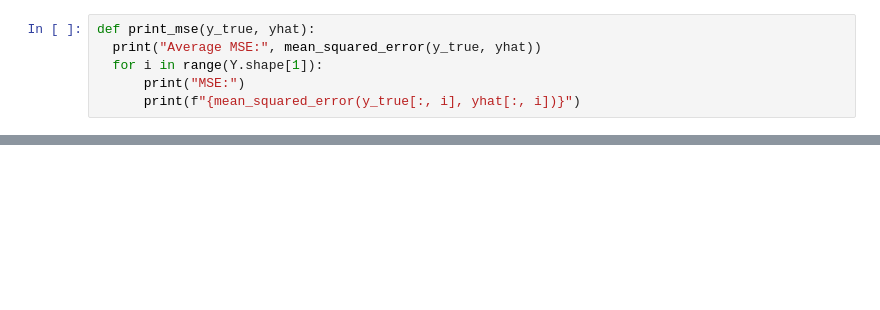
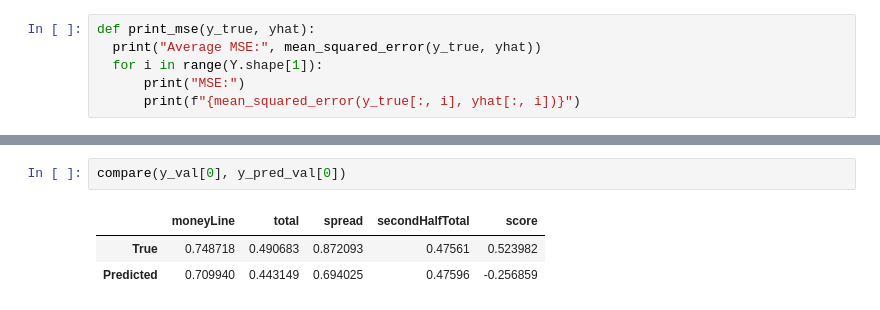
Before and after one commit to Char1iee/NBA_Odds_Analysis, a Jupyter notebook: model2.ipynb, the cells around one changed output, grey strips where cells are left out. Saved outputs shown, nothing was run; the diff lists cells and outputs as text; blank space fills up the shorter version.

```diff
--- a/model2.ipynb
+++ b/model2.ipynb
@@ -331,3 +347,9 @@ MSE:
+# %%
+compare(y_val[0], y_pred_val[0])
+# %% [output]
+|  | moneyLine | total | spread | secondHalfTotal | score |
+| True | 0.748718 | 0.490683 | 0.872093 | 0.47561 | 0.523982 |
+| Predicted | 0.709940 | 0.443149 | 0.694025 | 0.47596 | -0.256859 |
 # %%
 print_mse(y_test, y_pred_test)
 # %% [output]
```
Also changed, not shown: parts of 12 cells of this notebook.
